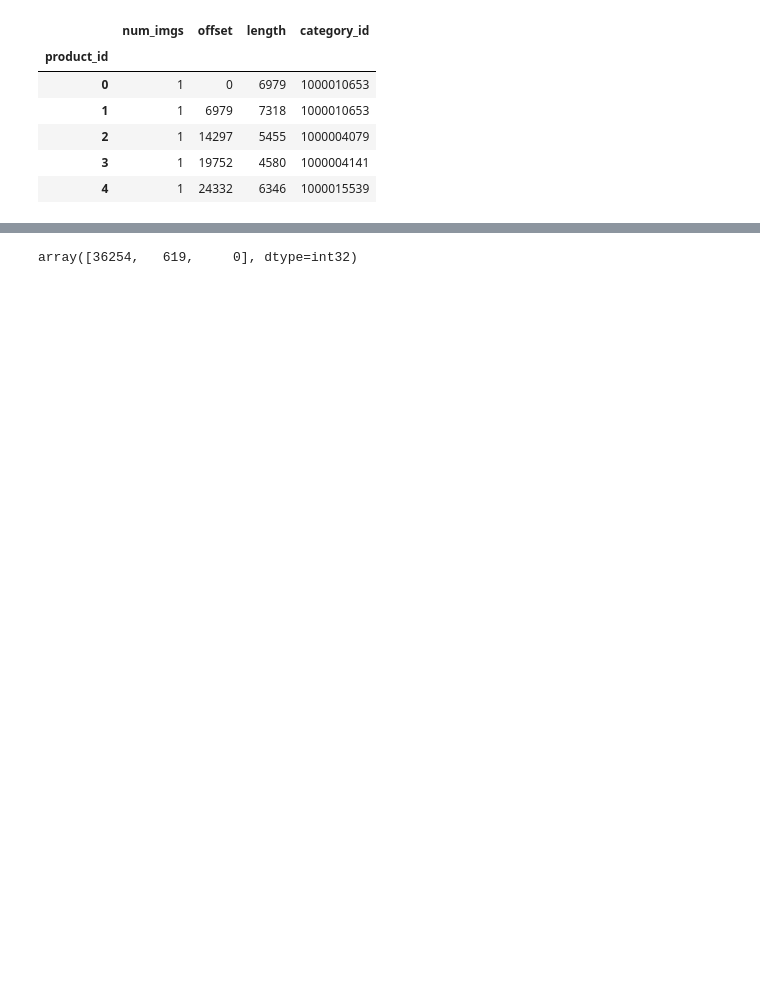
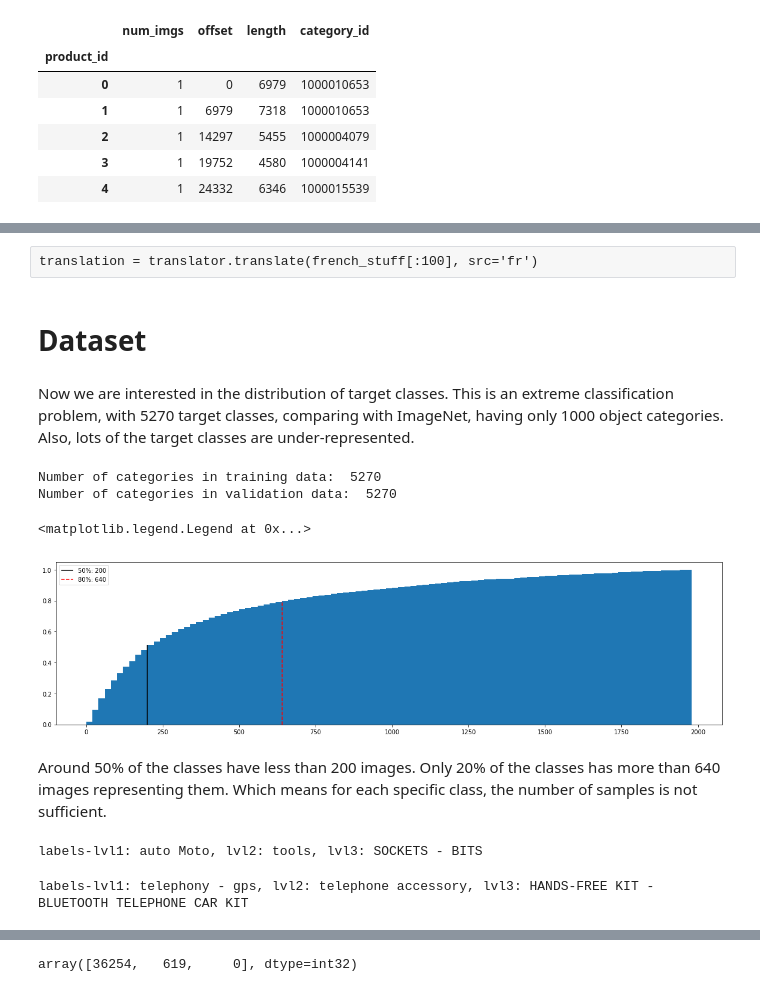
Before and after one commit to liux13/Kaggle_Cdiscount_Image_Classification, a Jupyter notebook: start.ipynb, the cells around one changed output, grey strips where cells are left out. Saved outputs shown, nothing was run; the diff lists cells and outputs as text; code cells hidden in the pictures; blank space fills up the shorter version.

Commit message:
visual done

```diff
--- a/start.ipynb
+++ b/start.ipynb
@@ -13,3 +16,5 @@ Couldn't import dot_parser, loading of dot files will not be possible.
+# %%
+DATA_DIR = "/home/femianjc/CSE627/Kaggle_Cdiscount_Image_Classification/data/"
 # %%
 %pylab inline
 from skimage.data import imread
@@ -21,5 +22,0 @@ Populating the interactive namespace from numpy and matplotlib
-# %%
-ROOT = r"/home/femianjc/CSE627/Kaggle_Cdiscount_Image_Classification/"
-DATA_DIR = os.path.join(ROOT, "data/")
-
-categories_path = os.path.join(DATA_DIR, "category_names.csv")
@@ -211,0 +66,2 @@ with tf.device("/cpu:0"):
+# %%
+train_images_df = pd.read_csv(os.path.join(DATA_DIR, "train_images.csv"))
@@ -211,0 +110,38 @@ with tf.device("/cpu:0"):
+# %% [raw]
+translation = translator.translate(french_stuff[:100], src='fr')
+# %% [markdown]
+# Dataset
+# %% [markdown]
+Now we are interested in the distribution of target classes. This is an extreme classification problem, with 5270 target classes, comparing with ImageNet, having only 1000 object categories. Also, lots of the target classes are under-represented.
+# %%
+print "Number of categories in training data: ", len(train_images_df["category_idx"].unique())
+print "Number of categories in validation data: ", len(val_images_df["category_idx"].unique())
+# %% [output]
+Number of categories in training data:  5270
+Number of categories in validation data:  5270
+# %%
+num_samples_per_category = train_images_df.category_idx.value_counts(normalize=False)
+bins = np.arange(0,2000,20)
+# %%
+figsize(20, 5)
+out = hist(array(num_samples_per_category), bins=bins, cumulative=True, density=True);
+# plot 50%
+i1 = abs(out[0]-0.5).argmin()
+vlines(out[1][i1], ymin=0, ymax=out[0][i1], label='50%: '+ str(out[1][i1]) )
+# plot 80%
+i2 = abs(out[0]-0.8).argmin()
+vlines(out[1][i2], ymin=0, ymax=out[0][i2], linestyles="dashed", colors='r', label='80%: '+ str(out[1][i2]) )
+legend()
+# %% [output]
+<matplotlib.legend.Legend at 0x...>
+[figure, added]
+# %% [markdown]
+Around 50% of the classes have less than 200 images. Only 20% of the classes has more than 640 images representing them. Which means for each specific class, the number of samples is not sufficient.
+# %%
+# category_idx == 619 images as sanity check
+label = categories_df[categories_df.category_idx==619].iloc[:, [4,5,2]]
+print "labels-lvl1: {}, lvl2: {}, lvl3: {}". format(label.category_level1_EN.values[0],
+                                              label.category_level2_EN.values[0],
+                                              translator.translate(label.category_level3.values[0]).text)
+# %% [output]
+labels-lvl1: auto Moto, lvl2: tools, lvl3: SOCKETS - BITS
@@ -211,0 +178,6 @@ with tf.device("/cpu:0"):
+# %%
+print "labels-lvl1: {}, lvl2: {}, lvl3: {}". format(label.category_level1_EN.values[0],
+                                              label.category_level2_EN.values[0],
+                                              translator.translate(label.category_level3.values[0]).text)
+# %% [output]
+labels-lvl1: telephony - gps, lvl2: telephone accessory, lvl3: HANDS-FREE KIT - BLUETOOTH TELEPHONE CAR KIT
```
Also changed, not shown: parts of 60 cells of this notebook, 3 other files.
